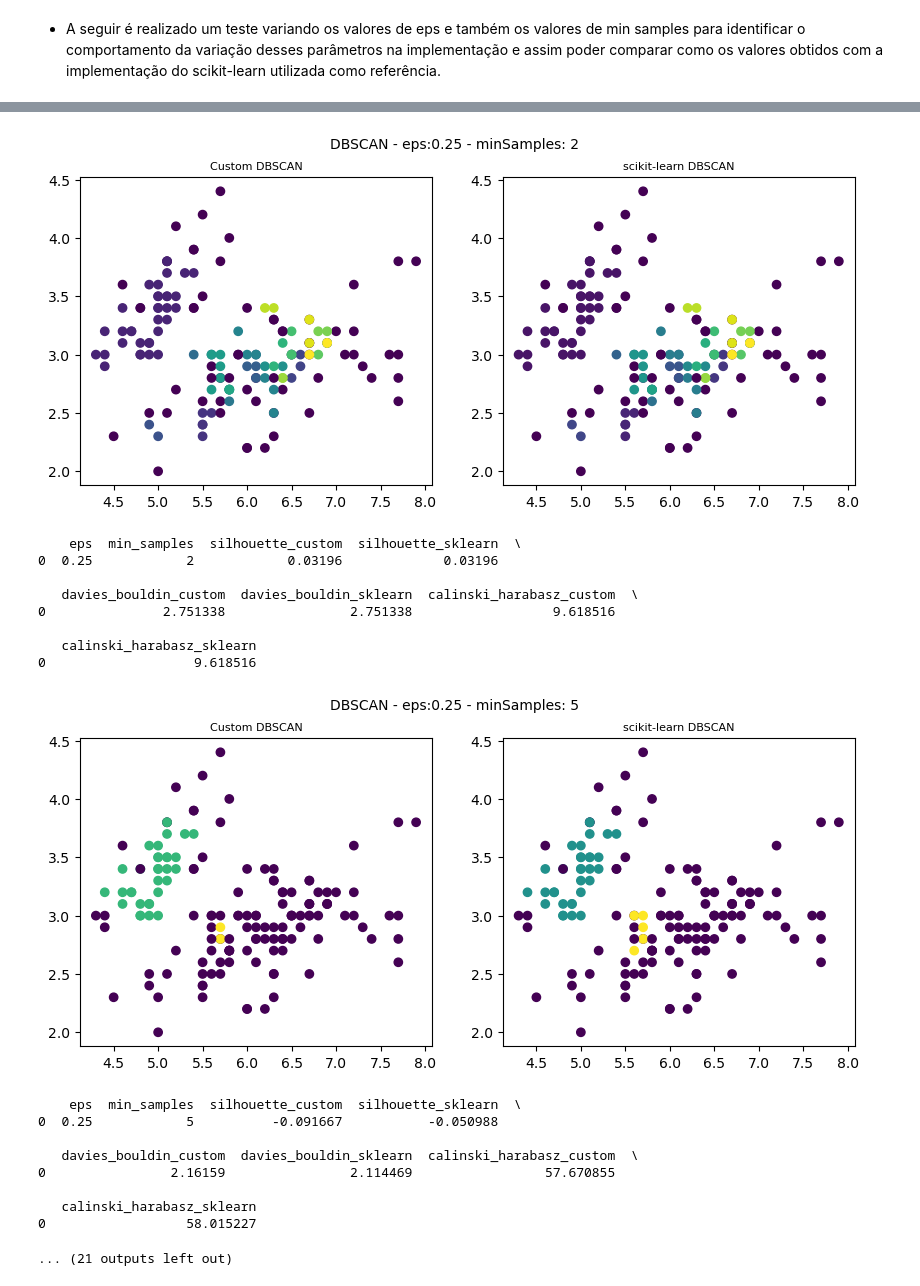
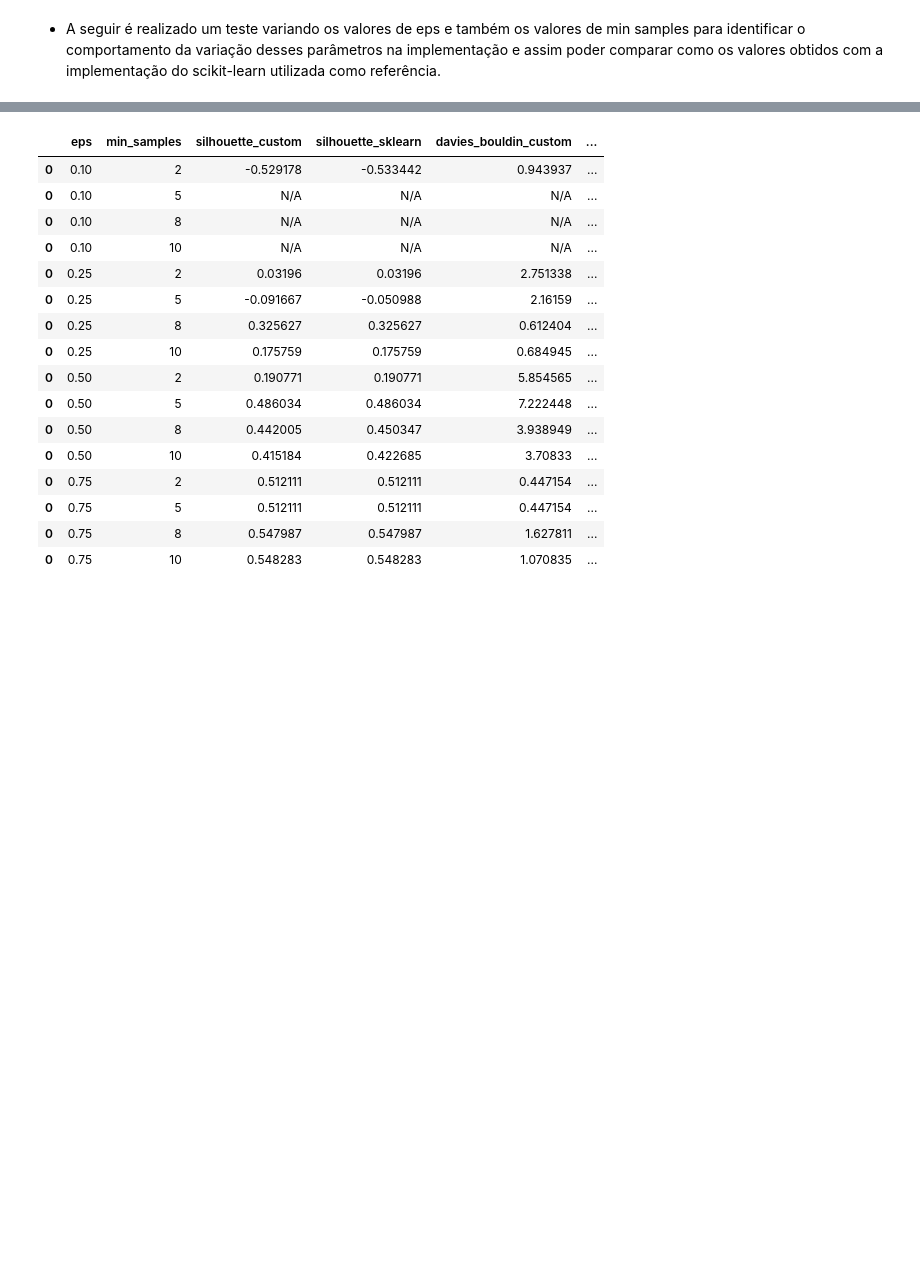
Before and after one commit to cristianomm/PUCRS, a Jupyter notebook: 2023-02/98H08-04 - Aprendizado não Supervisionado/T1/T1_dbscan.ipynb, the cells around one changed output, grey strips where cells are left out. Drawn from its saved outputs; the diff is of its cells as text; code cells hidden in the pictures; blank space fills up the shorter version.

```diff
--- a/2023-02/98H08-04 - Aprendizado não Supervisionado/T1/T1_dbscan.ipynb
+++ b/2023-02/98H08-04 - Aprendizado não Supervisionado/T1/T1_dbscan.ipynb
@@ -18,13 +19,13 @@ class point:
         self.classified = False
         self.cluster = 0
 
-class dbscan:
-    def __init__(self, eps, min_samples):
+class CDBSCAN(ClusterMixin, BaseEstimator):
+    def __init__(self, eps=0.5, min_samples=5):
         self.points = []
         self.eps = eps
         self.min_samples = min_samples
         self.clusters = 0
-        self.labels_ = []
+        self.labels_ = np.array([])
 
     def _loadData(self, X):
         self.points = []
@@ -64,6 +65,11 @@ class dbscan:
             if nextPoint.cluster == 0:
                 nextPoint.cluster = clusterId
             i += 1
+
+    def fit_predict(self, X):
+        self.fit(X)
+        self.labels_ = np.array([p.cluster for p in self.points])
+        return self.labels_
 # %%
 def plot_results(X, labels_custom, labels_sklearn, eps, min_samples):
     '''Função para plotar os resultados obtidos'''
@@ -114,7 +120,7 @@ def evaluate_models(X, labels_custom, labels_sklearn, eps, min_samples):
     return pd.DataFrame(data=[results])
 
 def test_models_plot(X, eps=0.5, min_samples=5):
-    model_custom = dbscan(eps=eps, min_samples=min_samples)
+    model_custom = CDBSCAN(eps=eps, min_samples=min_samples)
     model_custom.fit(X)
     labels_custom = [p.cluster for p in model_custom.points]
 
@@ -125,7 +131,7 @@ def test_models_plot(X, eps=0.5, min_samples=5):
     print(evaluate_models(X, labels_custom, labels_sklearn, eps, min_samples))
 
 def test_models(X, eps=0.5, min_samples=5):
-    model_custom = dbscan(eps=eps, min_samples=min_samples)
+    model_custom = CDBSCAN(eps=eps, min_samples=min_samples)
     model_custom.fit(X)
     labels_custom = [p.cluster for p in model_custom.points]
 
@@ -190,7 +196,7 @@ eps = [0.1, 0.25, 0.5, 0.75]
 
 for e in eps:
     for m in min_samples:
-        results = results.append(test_models_plot(X, eps=e, min_samples=m))
+        results = pd.concat([results, test_models(X, eps=e, min_samples=m)])
 
 results
 # %% [output]
@@ -233,19 +203,17 @@ results
-[figure, removed]
-    eps  min_samples  silhouette_custom  silhouette_sklearn  \
-0  0.25            2            0.03196             0.03196
-
-   davies_bouldin_custom  davies_bouldin_sklearn  calinski_harabasz_custom  \
-0               2.751338                2.751338                  9.618516
-
-   calinski_harabasz_sklearn
-0                   9.618516
-[figure, removed]
-    eps  min_samples  silhouette_custom  silhouette_sklearn  \
-0  0.25            5          -0.091667           -0.050988
-
-   davies_bouldin_custom  davies_bouldin_sklearn  calinski_harabasz_custom  \
-0                2.16159                2.114469                 57.670855
-
-   calinski_harabasz_sklearn
-0                  58.015227
-... (21 outputs left out)
+|  | eps | min_samples | silhouette_custom | silhouette_sklearn | davies_bouldin_custom | ... |
+| 0 | 0.10 | 2 | -0.529178 | -0.533442 | 0.943937 | ... |
+| 0 | 0.10 | 5 | N/A | N/A | N/A | ... |
+| 0 | 0.10 | 8 | N/A | N/A | N/A | ... |
+| 0 | 0.10 | 10 | N/A | N/A | N/A | ... |
+| 0 | 0.25 | 2 | 0.03196 | 0.03196 | 2.751338 | ... |
+| 0 | 0.25 | 5 | -0.091667 | -0.050988 | 2.16159 | ... |
+| 0 | 0.25 | 8 | 0.325627 | 0.325627 | 0.612404 | ... |
+| 0 | 0.25 | 10 | 0.175759 | 0.175759 | 0.684945 | ... |
+| 0 | 0.50 | 2 | 0.190771 | 0.190771 | 5.854565 | ... |
+| 0 | 0.50 | 5 | 0.486034 | 0.486034 | 7.222448 | ... |
+| 0 | 0.50 | 8 | 0.442005 | 0.450347 | 3.938949 | ... |
+| 0 | 0.50 | 10 | 0.415184 | 0.422685 | 3.70833 | ... |
+| 0 | 0.75 | 2 | 0.512111 | 0.512111 | 0.447154 | ... |
+| 0 | 0.75 | 5 | 0.512111 | 0.512111 | 0.447154 | ... |
+| 0 | 0.75 | 8 | 0.547987 | 0.547987 | 1.627811 | ... |
+| 0 | 0.75 | 10 | 0.548283 | 0.548283 | 1.070835 | ... |
```
Also changed, not shown: parts of 7 cells of this notebook, 1 other file.
